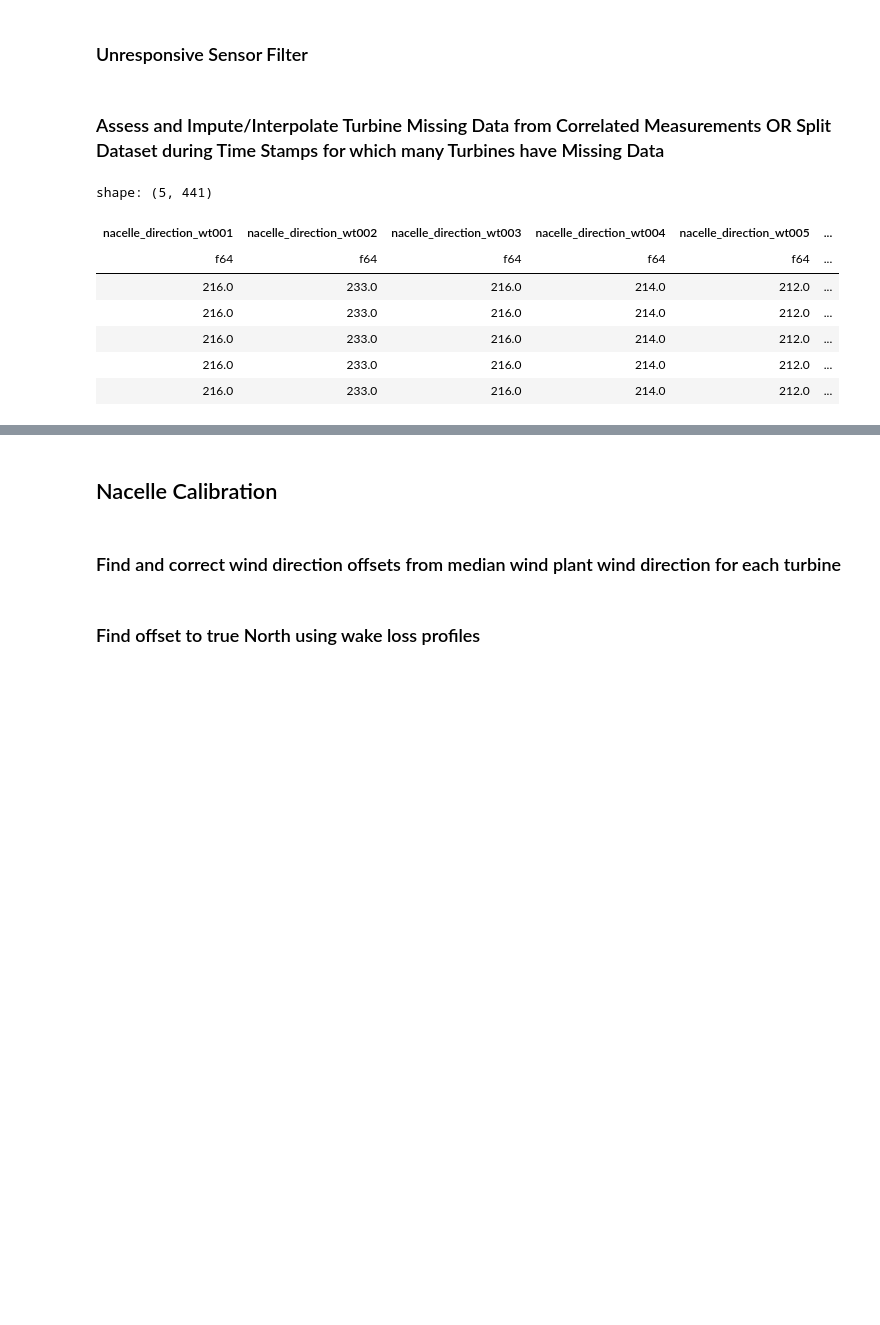
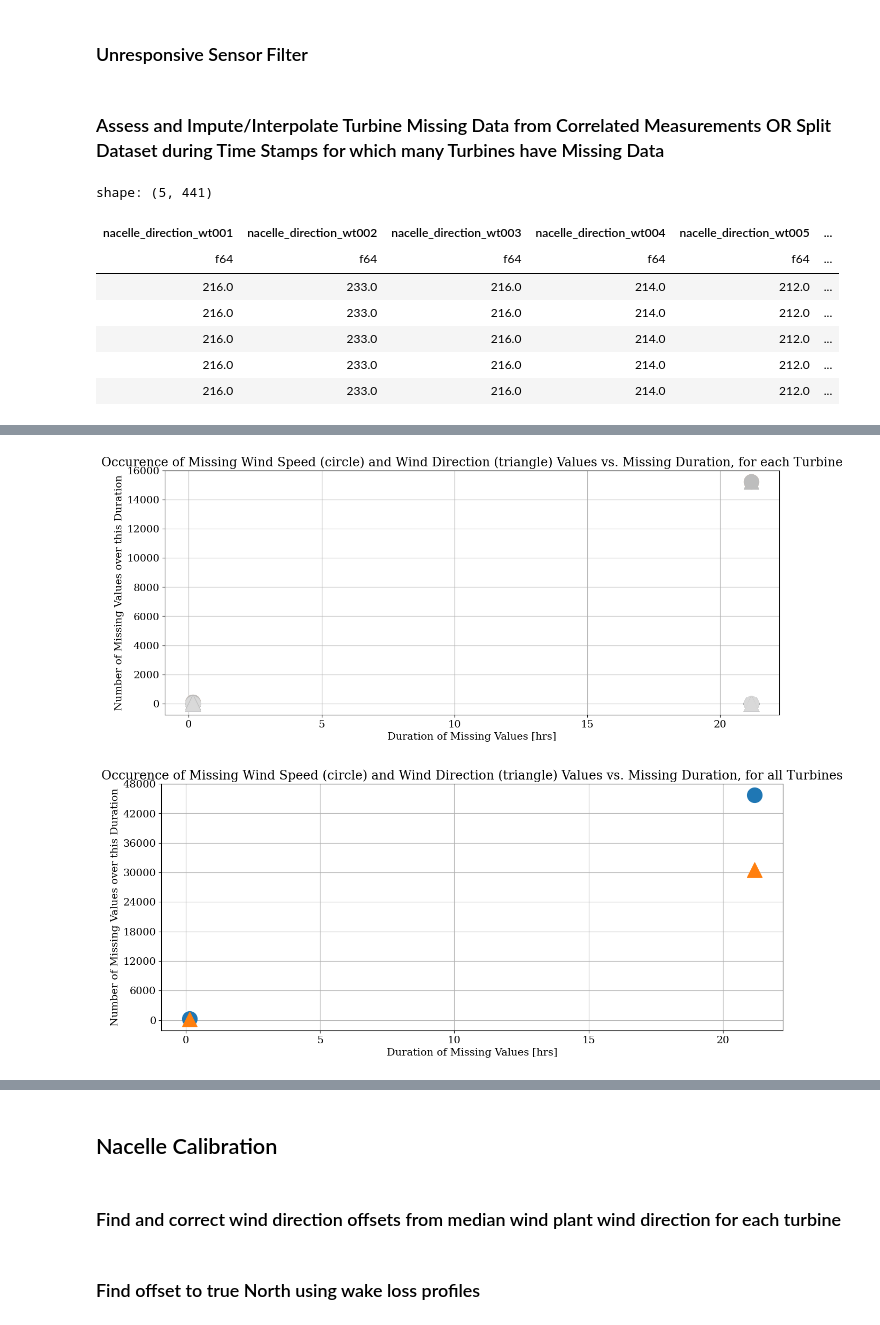
Before and after one commit to achenry/wind-forecasting, a Jupyter notebook: wind_forecasting/preprocessing/preprocessing_main.ipynb, the cells around one changed output, grey strips where cells are left out. Drawn from its saved outputs; the diff is of its cells as text; code cells hidden in the pictures; blank space fills up the shorter version.

```diff
--- a/wind_forecasting/preprocessing/preprocessing_main.ipynb
+++ b/wind_forecasting/preprocessing/preprocessing_main.ipynb
@@ -791,7 +792,7 @@ def get_continuity_group_index(df):
           group_number = group_number.when(time_cond).then(pl.lit(i))
 
   # If no group is matched, assign a default value (e.g., -1)
-  group_number = group_number.when(pl.col("time") > end).then(pl.lit(i + 1))
+  # group_number = group_number.when(pl.col("time") > end).then(pl.lit(i + 1))
   group_number = group_number.otherwise(pl.lit(-1))
   return group_number
 
@@ -804,6 +805,24 @@ def group_df_by_continuity(df, agg_df):
           .agg(cs.ends_with("is_missing").sum())\
           .with_columns([pl.sum_horizontal(cs.starts_with(col) & cs.ends_with("is_missing")).alias(f"{col}_is_missing") for col in missing_data_cols])\
           .sort("continuity_group")], how="horizontal")
+
+def merge_adjacent_periods(agg_df):
+    # merge rows with end times corresponding to start times of the next row into the next row, until no more rows need to be merged
+    # loop through and merge as long as the shifted -1 end time + dt == the start time
+    all_times = agg_df.select(pl.col("start_time"), pl.col("end_time")).collect()
+    data = {"start_time":[], "end_time": []}
+    start_time_idx = 0
+    for end_time_idx in range(all_times.select(pl.len()).item()):
+        end_time = all_times.item(end_time_idx, "end_time")
+        if not (end_time_idx + 1 == all_times.select(pl.len()).item()) and (end_time + timedelta(seconds=data_loader.dt)  == all_times.item(end_time_idx + 1, "start_time")):
+            continue
+
+        data["start_time"].append(all_times.item(start_time_idx, "start_time"))
+        data["end_time"].append(end_time)
+
+        start_time_idx = end_time_idx + 1
+
+    return pl.LazyFrame(data).with_columns((pl.col("end_time") - pl.col("start_time")).alias("duration"))
 # %%
 # if there is a short or long gap for some turbines, impute them using the imputing.impute_all_assets_by_correlation function
 #       else if there is a short or long gap for many turbines, split the dataset
@@ -906,0 +871,3 @@ df_query_not_missing = group_df_by_continuity(df_query2, df_query_not_missing)
+# %%
+df_query_missing = merge_adjacent_periods(df_query_missing)
+df_query_not_missing = merge_adjacent_periods(df_query_not_missing)
@@ -920,36 +890,39 @@ shape: (5, 271)
 # %%
-if PLOT:
+if PLOT or True:
   # Plot number of missing wind dir/wind speed data for each wind turbine (missing duration on x axis, turbine id on y axis, color for wind direction/wind speed)
   from matplotlib import colormaps
   from matplotlib.ticker import MaxNLocator
   fig, ax = plt.subplots(1, 1)
   for feature_type, marker in zip(missing_data_cols, ["o", "^"]):
     for turbine_id, color in zip(data_loader.turbine_ids, colormaps["tab20c"](np.linspace(0, 1, len(data_loader.turbine_ids)))):
       df = df_query_missing.select("duration", f"{feature_type}_{turbine_id}_is_missing").collect(streaming=True).to_pandas()
       ax.scatter(x=df["duration"].dt.seconds / 3600,
                   y=df[f"{feature_type}_{turbine_id}_is_missing"].astype(int),
       marker=marker, label=turbine_id, s=400, color=color)
   ax.set_title("Occurence of Missing Wind Speed (circle) and Wind Direction (triangle) Values vs. Missing Duration, for each Turbine")
   ax.set_xlabel("Duration of Missing Values [hrs]")
   ax.set_ylabel("Number of Missing Values over this Duration")
   h, l = ax.get_legend_handles_labels()
-  ax.legend(h[:len(data_loader.turbine_ids)], l[:len(data_loader.turbine_ids)])
+  # ax.legend(h[:len(data_loader.turbine_ids)], l[:len(data_loader.turbine_ids)], ncol=8)
   ax.yaxis.set_major_locator(MaxNLocator(integer=True))
 
   # Plot missing duration on x axis, number of missing turbines on y-axis, marker for wind speed vs wind direction,
   fig, ax = plt.subplots(1, 1)
   for feature_type, marker in zip(missing_data_cols, ["o", "^"]):
     df = df_query_missing.select("duration", (cs.contains(feature_type) & cs.ends_with("is_missing")))\
                             .with_columns(pl.sum_horizontal([f"{feature_type}_{tid}_is_missing" for tid in data_loader.turbine_ids]).alias(f"{feature_type}_is_missing")).collect(streaming=True).to_pandas()
     ax.scatter(x=df["duration"].dt.seconds / 3600,
                 y=df[f"{feature_type}_is_missing"].astype(int),
     marker=marker, label=feature_type, s=400)
   ax.set_title("Occurence of Missing Wind Speed (circle) and Wind Direction (triangle) Values vs. Missing Duration, for all Turbines")
   ax.set_xlabel("Duration of Missing Values [hrs]")
   ax.set_ylabel("Number of Missing Values over this Duration")
   h, l = ax.get_legend_handles_labels()
-  ax.legend(h[:len(missing_data_cols)], l[:len(missing_data_cols)], ncol=8)
+  # ax.legend(h[:len(missing_data_cols)], l[:len(missing_data_cols)], ncol=8)
   ax.yaxis.set_major_locator(MaxNLocator(integer=True))
+# %% [output]
+[figure, added]
+[figure, added]
 # %%
 # if more than 'missing_col_thr' columns are missing data for more than 'missing_timesteps_thr', split the dataset at the point of temporal discontinuity
 df_query = [df.lazy() for df in df_query.with_columns(get_continuity_group_index(df_query_not_missing).alias("continuity_group"))\
```
Also changed, not shown: parts of 11 cells of this notebook, 2 other files.
